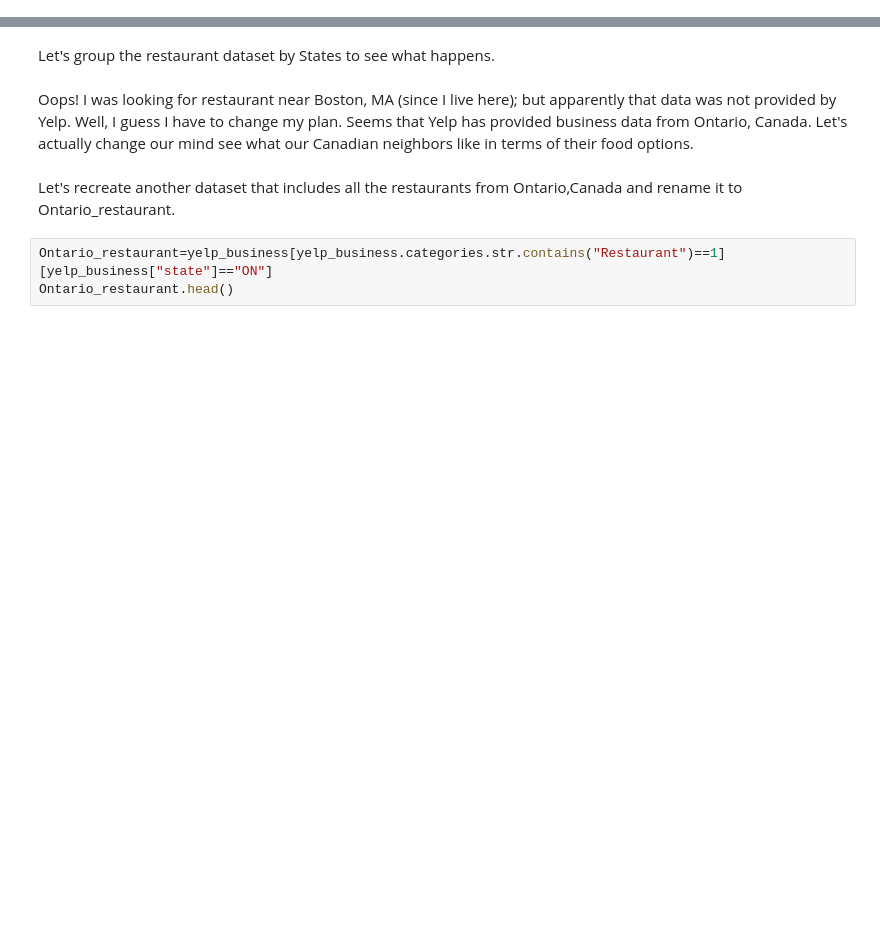
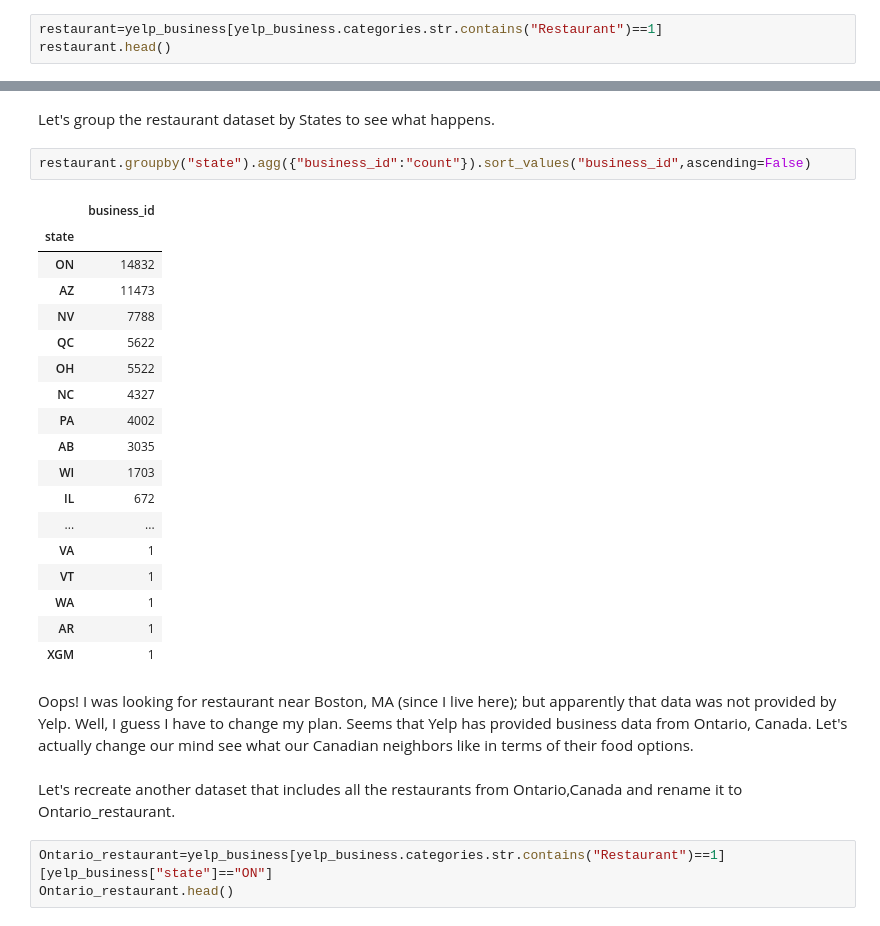
Before and after one commit to zhanren/Data-Science-Practice, a Jupyter notebook: Restaurant recommandation/KNN model.ipynb, the cells around one changed output, grey strips where cells are left out. Drawn from its saved outputs; the diff is of its cells as text; blank space fills up the shorter version.

```diff
--- a/Restaurant recommandation/KNN model.ipynb
+++ b/Restaurant recommandation/KNN model.ipynb
@@ -21,3 +26,6 @@ We can see that it is a pretty comprehensive dataset in terms of describing the
 <br>
 # %% [markdown]
 First, since this study focuses on the restaurant, while the dataset provides business for all sort of service (Notices the **categories** columns have all sort of business), let first filter out all the restaurants in this dataset
+# %%
+restaurant=yelp_business[yelp_business.categories.str.contains("Restaurant")==1]
+restaurant.head()
@@ -24,5 +39,26 @@ First, since this study focuses on the restaurant, while the dataset provides bu
 # %% [markdown]
 Let's group the restaurant dataset by States to see what happens.
+# %%
+restaurant.groupby("state").agg({"business_id":"count"}).sort_values("business_id",ascending=False)
+# %% [output]
+|  | business_id |
+| state |  |
+| ON | 14832 |
+| AZ | 11473 |
+| NV | 7788 |
+| QC | 5622 |
+| OH | 5522 |
+| NC | 4327 |
+| PA | 4002 |
+| AB | 3035 |
+| WI | 1703 |
+| IL | 672 |
+| ... | ... |
+| VA | 1 |
+| VT | 1 |
+| WA | 1 |
+| AR | 1 |
+| XGM | 1 |
 # %% [markdown]
 Oops! I was looking for restaurant near Boston, MA (since I live here); but apparently that data was not provided by Yelp. Well, I guess I have to change my plan. Seems that Yelp has provided business data from Ontario, Canada. Let's actually change our mind see what our Canadian neighbors like in terms of their food options.
 # %% [markdown]
```
Also changed, not shown: parts of 25 cells of this notebook.
